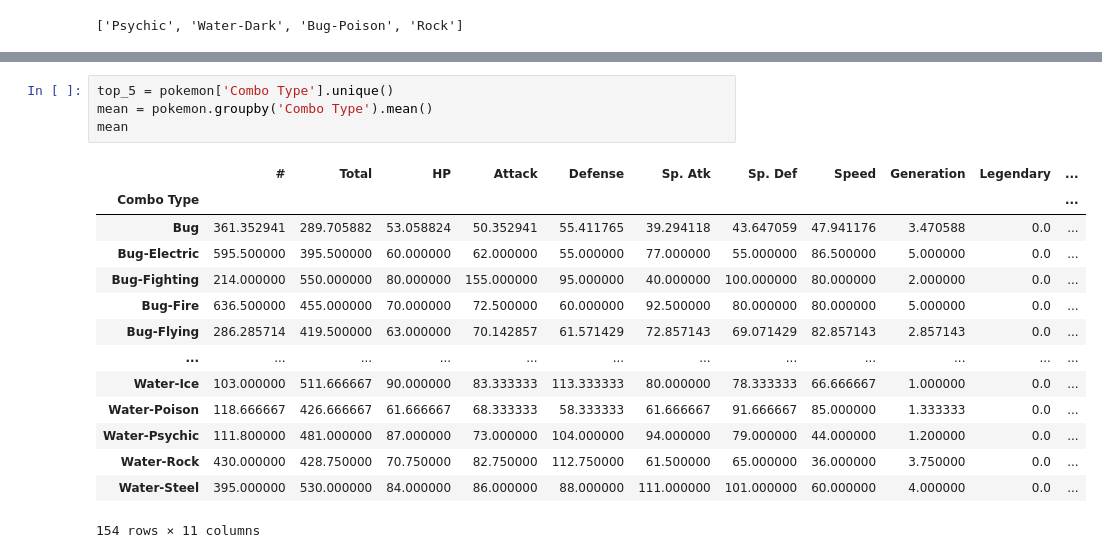
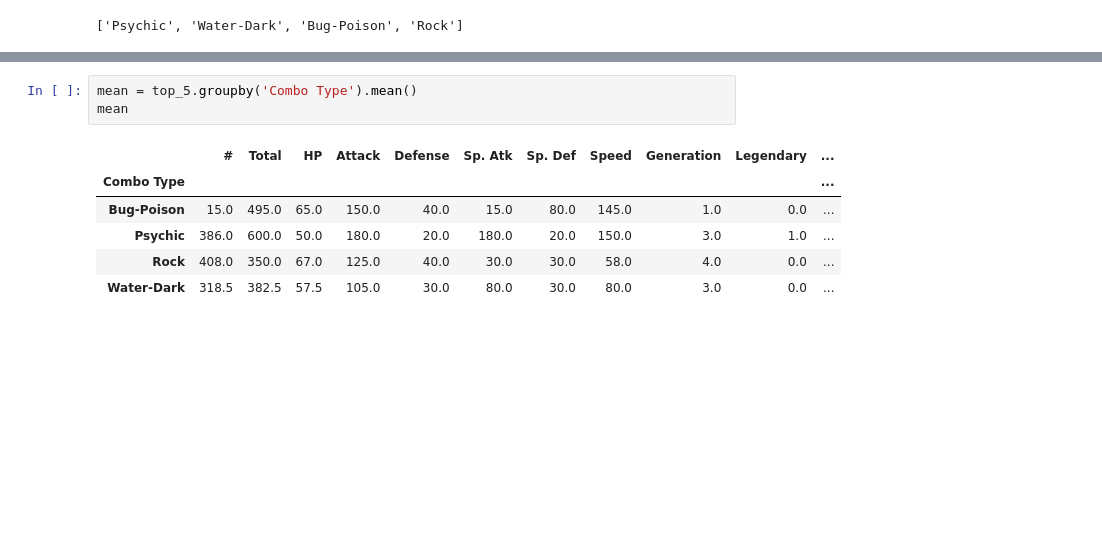
Before and after one commit to Celiiaortega25/lab-dataframe-calculations, a Jupyter notebook: your-code/challenge-1.ipynb, the cells around one changed output, grey strips where cells are left out. Cells and saved outputs as stored; diff of their text form; blank space fills up the shorter version.

```diff
--- a/your-code/challenge-1.ipynb
+++ b/your-code/challenge-1.ipynb
@@ -188,21 +188,12 @@ Your output should look like below:
 
 ![Aggregate](../images/aggregated-mean.png)
 # %%
-top_5 = pokemon['Combo Type'].unique()
-mean = pokemon.groupby('Combo Type').mean()
+mean = top_5.groupby('Combo Type').mean()
 mean
 # %% [output]
 |  | # | Total | HP | Attack | Defense | Sp. Atk | Sp. Def | Speed | Generation | Legendary | ... |
 | Combo Type |  |  |  |  |  |  |  |  |  |  | ... |
-| Bug | 361.352941 | 289.705882 | 53.058824 | 50.352941 | 55.411765 | 39.294118 | 43.647059 | 47.941176 | 3.470588 | 0.0 | ... |
-| Bug-Electric | 595.500000 | 395.500000 | 60.000000 | 62.000000 | 55.000000 | 77.000000 | 55.000000 | 86.500000 | 5.000000 | 0.0 | ... |
-| Bug-Fighting | 214.000000 | 550.000000 | 80.000000 | 155.000000 | 95.000000 | 40.000000 | 100.000000 | 80.000000 | 2.000000 | 0.0 | ... |
-| Bug-Fire | 636.500000 | 455.000000 | 70.000000 | 72.500000 | 60.000000 | 92.500000 | 80.000000 | 80.000000 | 5.000000 | 0.0 | ... |
-| Bug-Flying | 286.285714 | 419.500000 | 63.000000 | 70.142857 | 61.571429 | 72.857143 | 69.071429 | 82.857143 | 2.857143 | 0.0 | ... |
-| ... | ... | ... | ... | ... | ... | ... | ... | ... | ... | ... | ... |
-| Water-Ice | 103.000000 | 511.666667 | 90.000000 | 83.333333 | 113.333333 | 80.000000 | 78.333333 | 66.666667 | 1.000000 | 0.0 | ... |
-| Water-Poison | 118.666667 | 426.666667 | 61.666667 | 68.333333 | 58.333333 | 61.666667 | 91.666667 | 85.000000 | 1.333333 | 0.0 | ... |
-| Water-Psychic | 111.800000 | 481.000000 | 87.000000 | 73.000000 | 104.000000 | 94.000000 | 79.000000 | 44.000000 | 1.200000 | 0.0 | ... |
-| Water-Rock | 430.000000 | 428.750000 | 70.750000 | 82.750000 | 112.750000 | 61.500000 | 65.000000 | 36.000000 | 3.750000 | 0.0 | ... |
-| Water-Steel | 395.000000 | 530.000000 | 84.000000 | 86.000000 | 88.000000 | 111.000000 | 101.000000 | 60.000000 | 4.000000 | 0.0 | ... |
+| Bug-Poison | 15.0 | 495.0 | 65.0 | 150.0 | 40.0 | 15.0 | 80.0 | 145.0 | 1.0 | 0.0 | ... |
+| Psychic | 386.0 | 600.0 | 50.0 | 180.0 | 20.0 | 180.0 | 20.0 | 150.0 | 3.0 | 1.0 | ... |
+| Rock | 408.0 | 350.0 | 67.0 | 125.0 | 40.0 | 30.0 | 30.0 | 58.0 | 4.0 | 0.0 | ... |
+| Water-Dark | 318.5 | 382.5 | 57.5 | 105.0 | 30.0 | 80.0 | 30.0 | 80.0 | 3.0 | 0.0 | ... |
-154 rows × 11 columns
```
